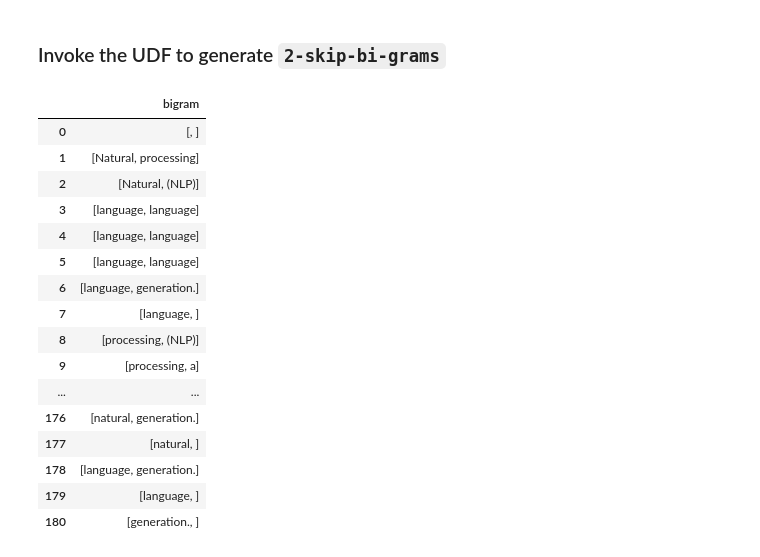
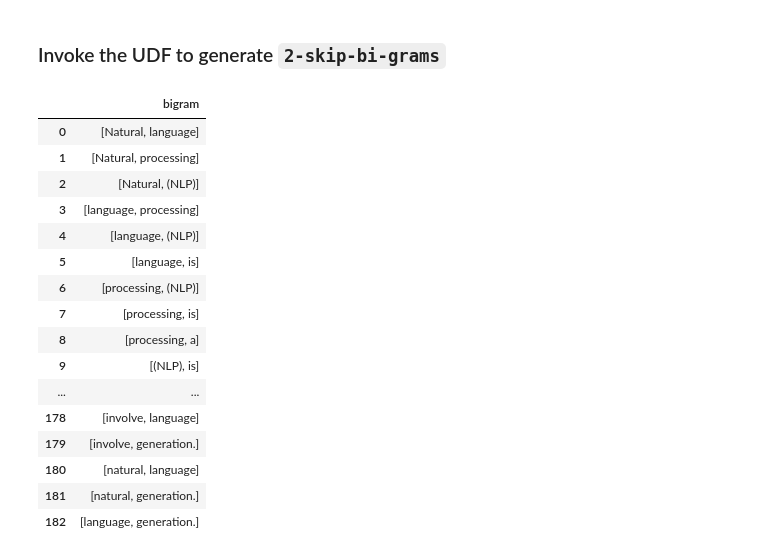
Before and after one commit to vatsan/text_analytics_on_mpp, a Jupyter notebook: notebooks/01_ngrams_skipgrams_stemming.ipynb, the cells around one changed output. Saved outputs shown, nothing was run; the diff lists cells and outputs as text; code cells hidden in the pictures.

```diff
--- a/notebooks/01_ngrams_skipgrams_stemming.ipynb
+++ b/notebooks/01_ngrams_skipgrams_stemming.ipynb
@@ -775,43 +782,46 @@ HTML(df.to_html())
 # %%
 sql = """
     select
         YOUR_SCHEMA.generate_k_skip_n_grams(
             tokens,
             2, --no. of skips (k)
             2  --n-gram (n=2 => bigram, n=3 => trigram etc.)
         ) as bigram
     from
     (
         select
             regexp_split_to_array(
-                $$
-                Natural language processing (NLP) is a field of computer science, artificial intelligence, and computational
-                linguistics concerned with the interactions between computers and human (natural) languages.
-                As such, NLP is related to the area of human–computer interaction. Many challenges in NLP involve
-                natural language understanding, that is, enabling computers to derive meaning from human or
-                natural language input, and others involve natural language generation.
-                $$,
+                regexp_replace(
+                    trim(both from
+                        $$ Natural language processing (NLP) is a field of computer science, artificial intelligence, and computational
+                        linguistics concerned with the interactions between computers and human (natural) languages.
+                        As such, NLP is related to the area of human–computer interaction. Many challenges in NLP involve
+                        natural language understanding, that is, enabling computers to derive meaning from human or
+                        natural language input, and others involve natural language generation. $$
+                    ),
+                    E'[\\\n\\\r]+', ' ', 'g'
+                ),
                 E'\\\s+'
             ) as tokens
     )q;
 """
 df = psql.read_sql(sql, conn)
 HTML(df.to_html())
 # %% [output]
 |  | bigram |
-| 0 | [, ] |
+| 0 | [Natural, language] |
 | 1 | [Natural, processing] |
 | 2 | [Natural, (NLP)] |
-| 3 | [language, language] |
-| 4 | [language, language] |
-| 5 | [language, language] |
-| 6 | [language, generation.] |
-| 7 | [language, ] |
-| 8 | [processing, (NLP)] |
-| 9 | [processing, a] |
+| 3 | [language, processing] |
+| 4 | [language, (NLP)] |
+| 5 | [language, is] |
+| 6 | [processing, (NLP)] |
+| 7 | [processing, is] |
+| 8 | [processing, a] |
+| 9 | [(NLP), is] |
 | ... | ... |
-| 176 | [natural, generation.] |
-| 177 | [natural, ] |
-| 178 | [language, generation.] |
-| 179 | [language, ] |
-| 180 | [generation., ] |
+| 178 | [involve, language] |
+| 179 | [involve, generation.] |
+| 180 | [natural, language] |
+| 181 | [natural, generation.] |
+| 182 | [language, generation.] |
```
Also changed, not shown: parts of 5 cells of this notebook, 3 other files.
